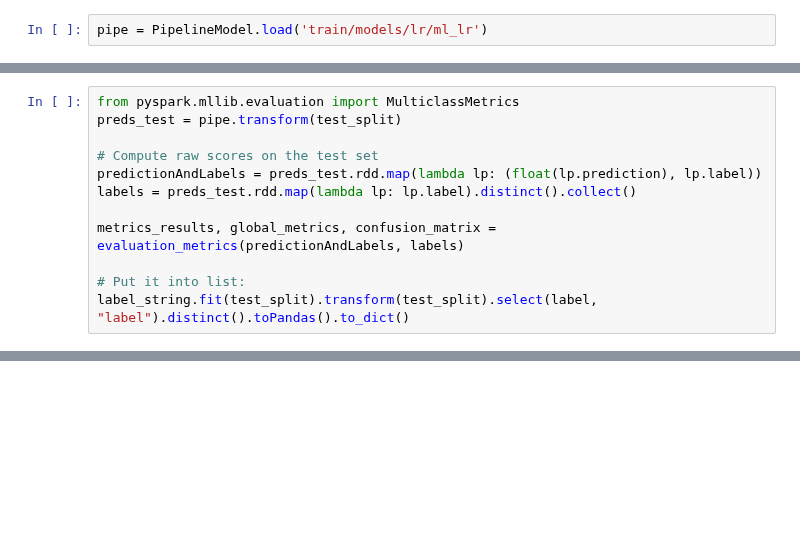
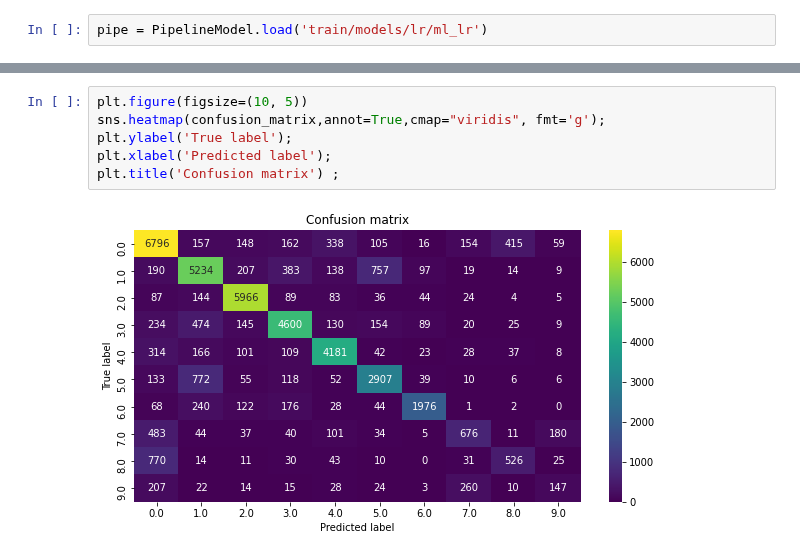
Before and after one commit to loicbausor/big_data_project, a Jupyter notebook: Notebooks/[ML] Multiclass classification.ipynb, the cells around one changed output, grey strips where cells are left out. Saved outputs shown, nothing was run; the diff lists cells and outputs as text; blank space fills up the shorter version.

```diff
--- a/Notebooks/[ML] Multiclass classification.ipynb
+++ b/Notebooks/[ML] Multiclass classification.ipynb
@@ -331,12 +279,0 @@ def evaluation_metrics(predictionAndLabels, labels):
-# %%
-from pyspark.mllib.evaluation import MulticlassMetrics
-preds_test = pipe.transform(test_split)
-
-# Compute raw scores on the test set
-predictionAndLabels = preds_test.rdd.map(lambda lp: (float(lp.prediction), lp.label))
-labels = preds_test.rdd.map(lambda lp: lp.label).distinct().collect()
-
-metrics_results, global_metrics, confusion_matrix = evaluation_metrics(predictionAndLabels, labels)
-
-# Put it into list:
-label_string.fit(test_split).transform(test_split).select(label, "label").distinct().toPandas().to_dict()
@@ -765,0 +314,8 @@ scikit-spark 0.4.0 requires six==1.11.0, but you have six 1.15.0 which is incomp
+# %%
+plt.figure(figsize=(10, 5))
+sns.heatmap(confusion_matrix,annot=True,cmap="viridis", fmt='g');
+plt.ylabel('True label');
+plt.xlabel('Predicted label');
+plt.title('Confusion matrix') ;
+# %% [output]
+[figure, added]
```
Also changed, not shown: parts of 51 cells of this notebook, 26 other files.
